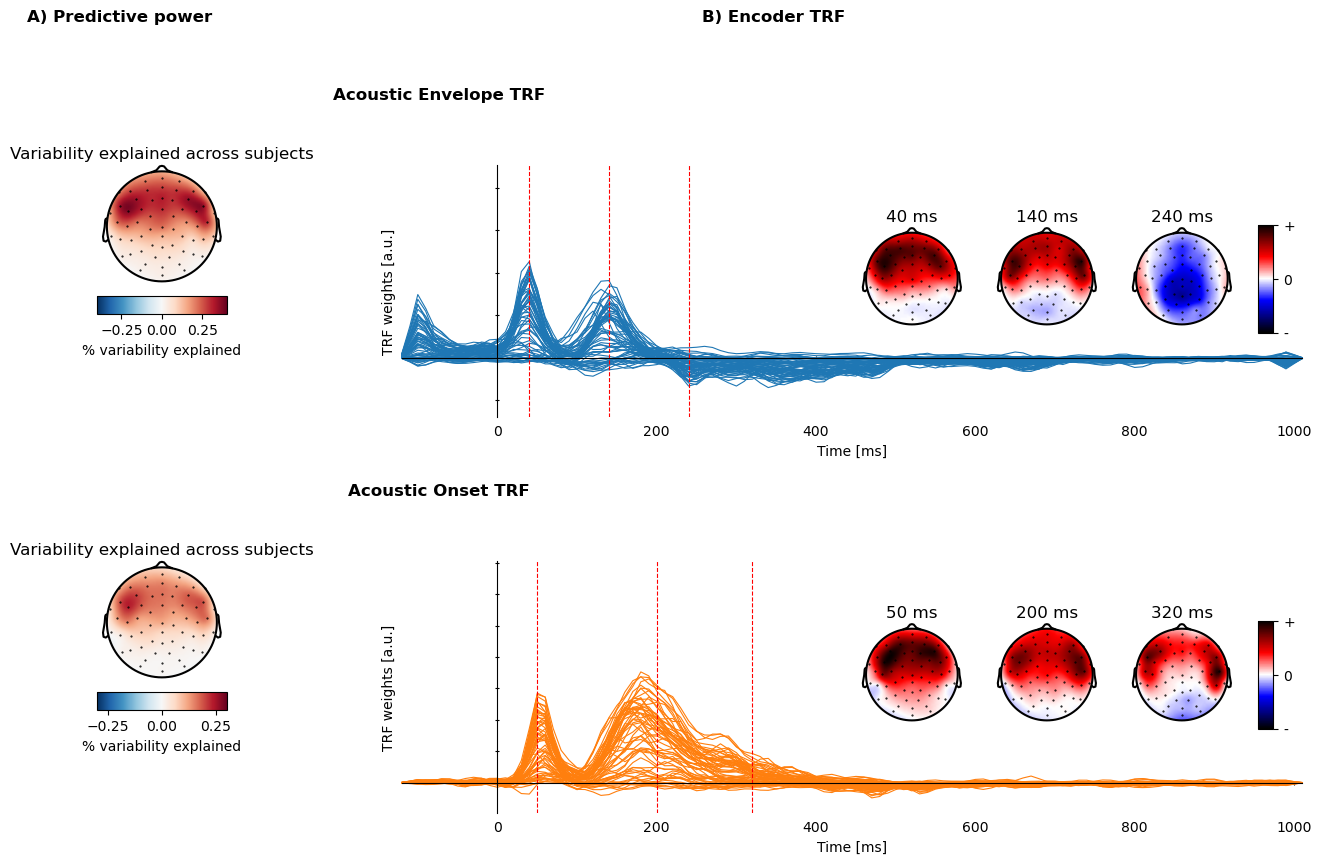
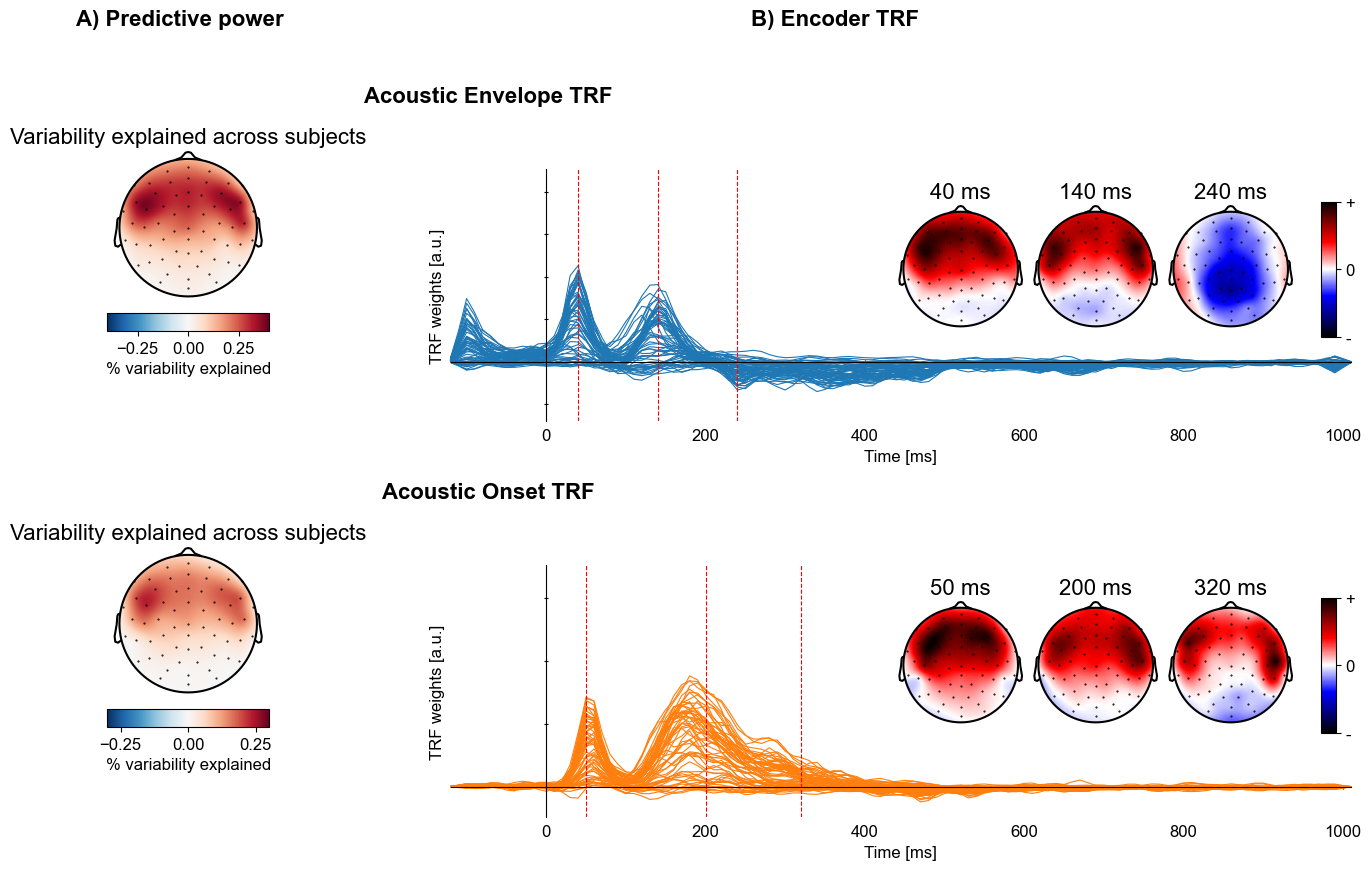
The notebook cell's code change between the first figure and the second:
--- before
+++ after
@@ -54,6 +54,6 @@
 
 # Panel labels
-fig.text(0.05, 0.96, 'A) Predictive power', fontsize=12, fontweight='bold')
-fig.text(0.50, 0.96, 'B) Encoder TRF', fontsize=12, fontweight='bold')
+fig.text(0.05, 0.96, 'A) Predictive power', fontsize=16, fontweight='bold')
+fig.text(0.50, 0.96, 'B) Encoder TRF', fontsize=16, fontweight='bold')
 
 # Layout parameters
@@ -62,7 +62,7 @@
 row_height = 0.40
 gap_row = 0.04
-width_var = 0.18
+width_var = 0.15
+height_topo = 0.15
 width_butterfly = 0.60
-height_topo = 0.12
 width_topo = 0.10
 gap_topo = 0.005  # decreased space between topomaps
@@ -88,5 +88,5 @@
     type_model = f'Acoustic Envelope' if trf_type == 'log' else f'Acoustic Onset'
     fig.text((left_edge + right_edge)/2 -0.15, bottom_row + row_height - 0.05,
-             f'{type_model} TRF', fontsize=12, fontweight='bold',
+             f'{type_model} TRF', fontsize=16, fontweight='bold',
              ha='center', va='bottom')
 
@@ -178,4 +178,4 @@
     cbar.set_ticklabels(['-', '0', '+'])
     
-plt.savefig(ALICE_FIGURES_DIR / 'alice-forward-trfs.png', dpi=300)
+plt.savefig(ALICE_FIGURES_DIR / 'alice_forward_trfs.png', dpi=300)
 plt.show()

Commit: some stremlining of and update to FUGLSANG trial based AAD plot